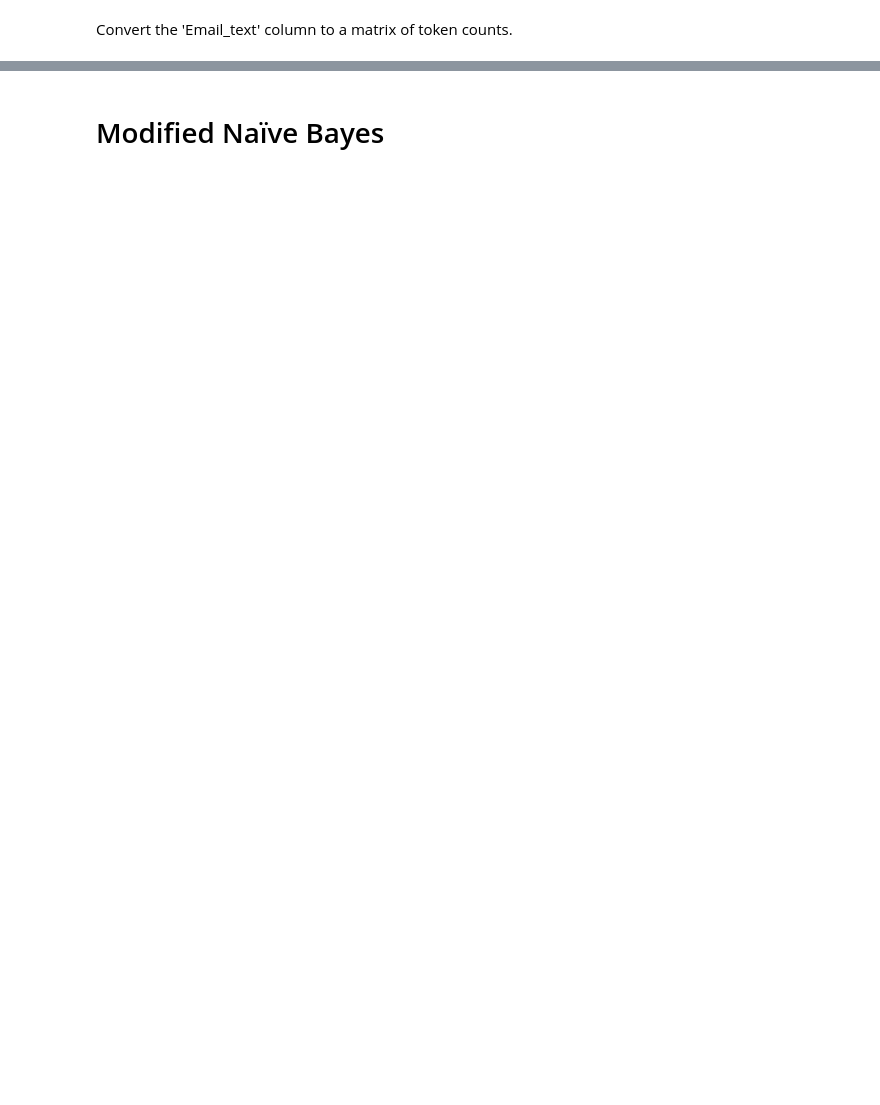
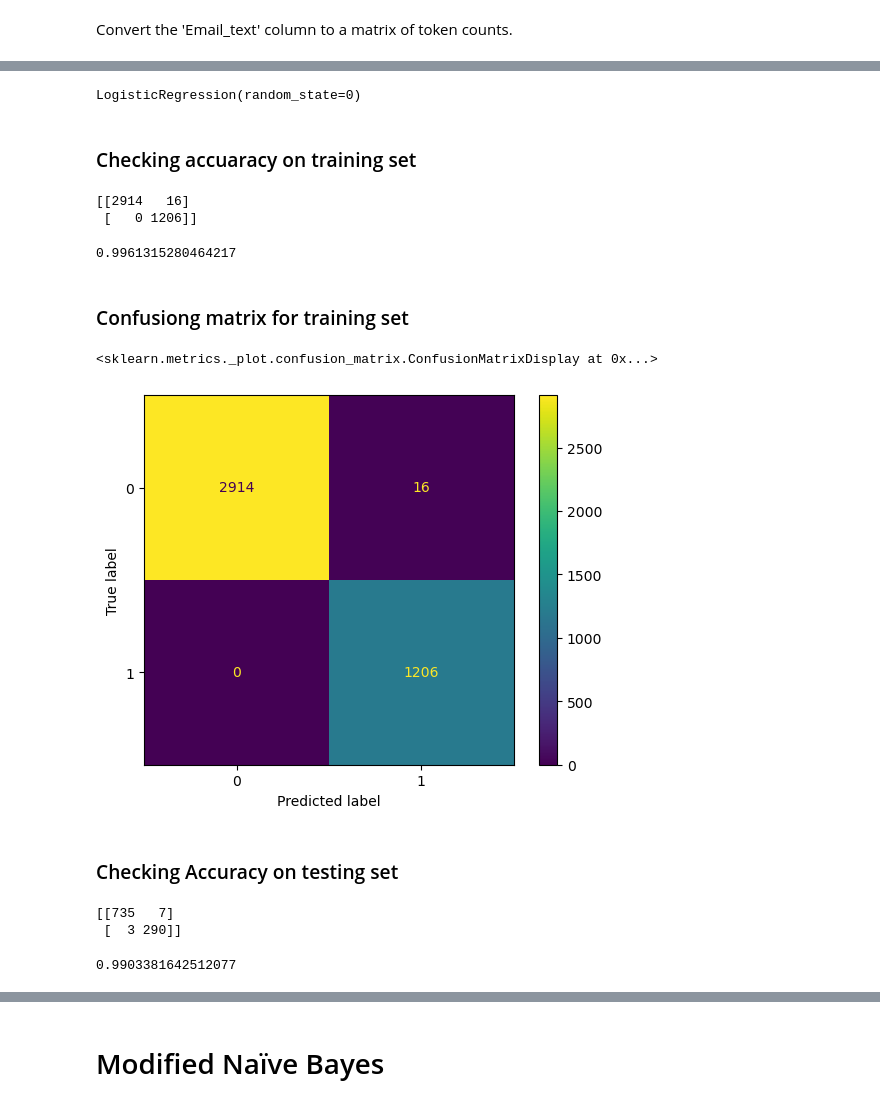
Before and after one commit to jandahuang/CPSC-481---Email-Spam-Filter, a Jupyter notebook: spam-mail-binary-logistic-regression.ipynb, the cells around one changed output, grey strips where cells are left out. Saved outputs shown, nothing was run; the diff lists cells and outputs as text; code cells hidden in the pictures; blank space fills up the shorter version.

```diff
--- a/spam-mail-binary-logistic-regression.ipynb
+++ b/spam-mail-binary-logistic-regression.ipynb
@@ -215,4 +134,0 @@ ConfusionMatrixDisplay.from_estimator(classifier, X_test, y_test)
-# %%
-from sklearn.tree import DecisionTreeClassifier
-classifier = DecisionTreeClassifier(random_state = 0)
-classifier.fit(X_train, y_train)
@@ -230,0 +140,12 @@ accuracy_score(y_test, y_pred)
+# %%
+from sklearn.feature_extraction.text import TfidfVectorizer
+
+# Create separate instances for train and test data
+vectorizer = TfidfVectorizer(min_df=1, stop_words="english", lowercase=True)
+
+
+X_train_features = vectorizer.fit_transform(X_train)
+X_test_features = vectorizer.transform(X_test) # Use transform, not fit_transform
+
+y_train = y_train.astype('int')
+y_test = y_test.astype('int')
@@ -230,0 +159,44 @@ accuracy_score(y_test, y_pred)
+# %%
+from sklearn.linear_model import LogisticRegression
+Logistic_model = LogisticRegression(random_state = 0)
+Logistic_model.fit(X_train_features, y_train)
+# %% [output]
+LogisticRegression(random_state=0)
+# %% [markdown]
+### Checking accuaracy on training set
+# %%
+y_pred = Logistic_model.predict(X_train_features)
+cm = confusion_matrix(y_train, y_pred)
+print(cm)
+accuracy_score(y_train, y_pred)
+# %% [output]
+[[2914   16]
+ [   0 1206]]
+0.9961315280464217
+# %% [markdown]
+### Confusiong matrix for training set
+# %%
+from sklearn.metrics import confusion_matrix, ConfusionMatrixDisplay
+
+# Compute confusion matrix
+cm = confusion_matrix(y_train, y_pred)
+
+# Create a ConfusionMatrixDisplay instance
+cmd = ConfusionMatrixDisplay(cm, display_labels=Logistic_model.classes_)
+
+# Plot the confusion matrix
+cmd.plot()
+# %% [output]
+<sklearn.metrics._plot.confusion_matrix.ConfusionMatrixDisplay at 0x...>
+[figure, added]
+# %% [markdown]
+### Checking Accuracy on testing set
+# %%
+y_pred = Logistic_model.predict(X_test_features)
+cm = confusion_matrix(y_test, y_pred)
+print(cm)
+accuracy_score(y_test, y_pred)
+# %% [output]
+[[735   7]
+ [  3 290]]
+0.9903381642512077
```
Also changed, not shown: parts of 121 cells of this notebook, 9 other files.
